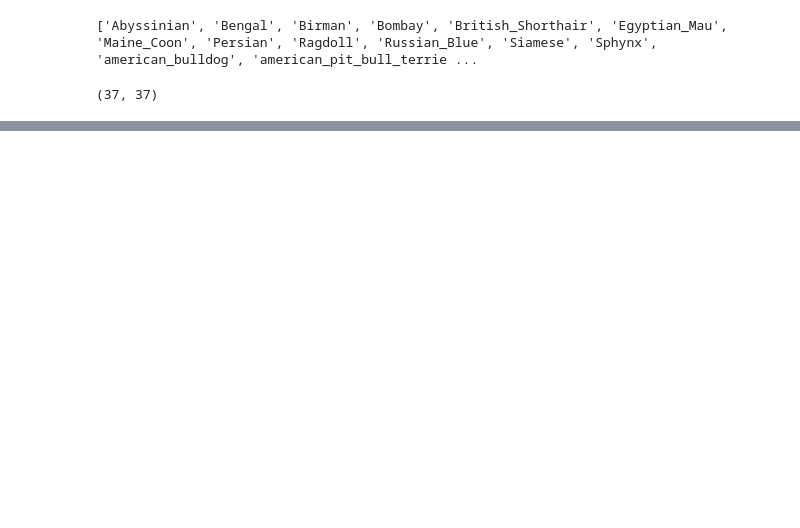
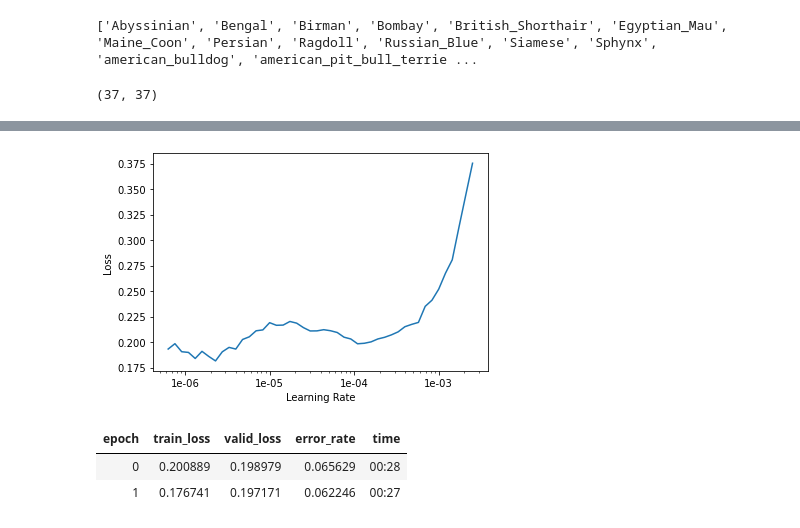
Before and after one commit to mriyank/image_classification, a Jupyter notebook: image_classification.ipynb, the cells around one changed output, grey strips where cells are left out. Saved outputs shown, nothing was run; the diff lists cells and outputs as text; code cells hidden in the pictures; blank space fills up the shorter version.

```diff
--- a/image_classification.ipynb
+++ b/image_classification.ipynb
@@ -102,0 +92,3 @@ learn.fit_one_cycle(4)
+# %%
+learn.model_dir='/storage/data/my_models'
+learn.save('stage-1')
@@ -102,0 +106,2 @@ learn.fit_one_cycle(4)
+# %%
+learn.load('stage-1')
@@ -102,0 +133,11 @@ learn.fit_one_cycle(4)
+# %%
+learn.recorder.plot()
+# %% [output]
+[figure, added]
+# %%
+
+learn.fit_one_cycle(2,max_lr=slice(1e-6,1e-4))
+# %% [output]
+| epoch | train_loss | valid_loss | error_rate | time |
+| 0 | 0.200889 | 0.198979 | 0.065629 | 00:28 |
+| 1 | 0.176741 | 0.197171 | 0.062246 | 00:27 |
```
Also changed, not shown: parts of 19 cells of this notebook.
